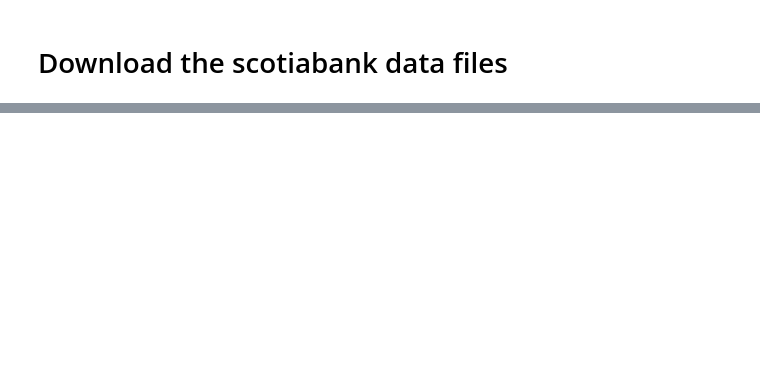
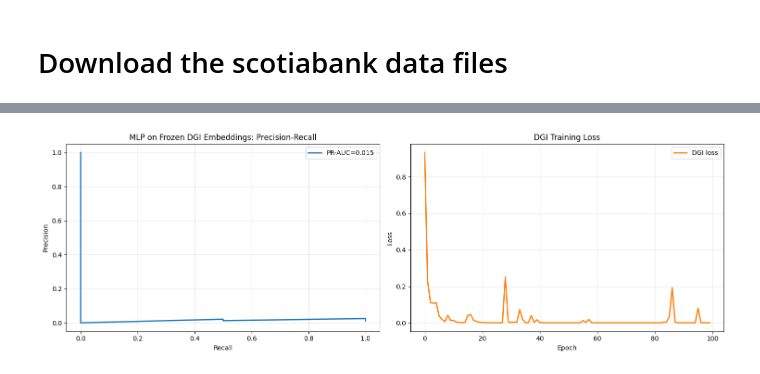
Before and after one commit to freq1062/imi-bigdata-2026, a Jupyter notebook: training.ipynb, the cells around one changed output, grey strips where cells are left out. Saved outputs shown, nothing was run; the diff lists cells and outputs as text; code cells hidden in the pictures; blank space fills up the shorter version.

```diff
--- a/training.ipynb
+++ b/training.ipynb
@@ -2149,0 +2139,95 @@ print("LLM Generated Explanation file ready.")
+# %%
+from sklearn.metrics import (
+    classification_report, confusion_matrix,
+    precision_recall_curve, auc
+)
+import matplotlib.pyplot as plt
+import pandas as pd
+import numpy as np
+
+
+def topk_lift(y_true, y_prob, k_frac=0.05):
+    y_true = np.asarray(y_true).astype(float)
+    y_prob = np.asarray(y_prob).astype(float)
+    n = len(y_true)
+    k = max(1, int(np.ceil(n * k_frac)))
+    top_idx = np.argsort(-y_prob)[:k]
+    base_rate = y_true.mean() if n > 0 else 0.0
+    precision_at_k = y_true[top_idx].mean() if k > 0 else 0.0
+    lift = (precision_at_k / base_rate) if base_rate > 0 else 0.0
+    return int(k), float(precision_at_k), float(base_rate), float(lift)
+
+
+decision_threshold = float(globals().get('best_decision_threshold', 0.5))
+test_eval_mask_np = test_mask.cpu().numpy() & (true_labels_np != -1)
+all_labels = true_labels_np[test_eval_mask_np].astype(int)
+all_probs_test = all_embedding_probs[test_eval_mask_np]
+all_preds = (all_probs_test > decision_threshold).astype(int)
+
+print(f"Test: {len(all_labels):,} ({int(all_labels.sum())} fraud, {int((all_labels == 0).sum())} legit)")
+print(f"Decision threshold used: {decision_threshold:.3f}\n")
+print(classification_report(all_labels, all_preds, labels=[0, 1], target_names=['Legit', 'Fraud'], digits=4, zero_division=0))
+
+cm = confusion_matrix(all_labels, all_preds, labels=[0, 1])
+print(f"Confusion Matrix:\n  TN={cm[0,0]}  FP={cm[0,1]}\n  FN={cm[1,0]}  TP={cm[1,1]}")
+
+if int((all_labels == 1).sum()) > 0:
+    prec_v, rec_v, _ = precision_recall_curve(all_labels, all_probs_test)
+    pr_auc = auc(rec_v, prec_v)
+else:
+    prec_v = np.array([0.0, 0.0])
+    rec_v = np.array([1.0, 0.0])
+    pr_auc = 0.0
+
+fraud_recall = cm[1,1] / max(cm[1,1] + cm[1,0], 1)
+fraud_precision = cm[1,1] / max(cm[1,1] + cm[0,1], 1)
+fraud_f1 = 2 * fraud_recall * fraud_precision / max(fraud_recall + fraud_precision, 1e-8)
+
+print(f"\nPR-AUC={pr_auc:.4f}")
+print(f"Fraud Recall={fraud_recall:.4f}  Fraud Precision={fraud_precision:.4f}  F1={fraud_f1:.4f}")
+
+print(f"\n{'Threshold':<12} {'Precision':<12} {'Recall':<12} {'F1':<10} {'TP'}")
+print('-' * 55)
+for thr in [0.2, 0.3, 0.4, 0.5, 0.6]:
+    pt = (all_probs_test > thr).astype(int)
+    tp = ((pt == 1) & (all_labels == 1)).sum()
+    fp_ = ((pt == 1) & (all_labels == 0)).sum()
+    fn_ = ((pt == 0) & (all_labels == 1)).sum()
+    pr_ = tp / (tp + fp_) if (tp + fp_) > 0 else 0
+    rc_ = tp / (tp + fn_) if (tp + fn_) > 0 else 0
+    f1_ = 2 * pr_ * rc_ / (pr_ + rc_) if (pr_ + rc_) > 0 else 0
+    mark = ' <== selected' if abs(thr - decision_threshold) < 1e-6 else ''
+    print(f"{thr:<12.2f} {pr_:<12.4f} {rc_:<12.4f} {f1_:<10.4f} {tp}{mark}")
+
+print("\nTop-K Lift (vs base fraud rate):")
+print(f"{'K%':<8} {'Top-K N':<10} {'Precision@K':<14} {'Base Rate':<12} {'Lift':<10}")
+print('-' * 60)
+for kf in [0.01, 0.02, 0.05, 0.10]:
+    k_n, p_at_k, base_rate, lift = topk_lift(all_labels, all_probs_test, k_frac=kf)
+    print(f"{int(kf * 100):<8} {k_n:<10} {p_at_k:<14.4f} {base_rate:<12.4f} {lift:<10.3f}")
+
+fig, axes = plt.subplots(1, 2, figsize=(15, 5))
+
+axes[0].plot(rec_v, prec_v, lw=2, label=f'PR-AUC={pr_auc:.3f}')
+axes[0].set(title='MLP on Frozen DGI Embeddings: Precision-Recall', xlabel='Recall', ylabel='Precision')
+axes[0].legend()
+axes[0].grid(alpha=0.3)
+
+history_df = pd.DataFrame(dgi_history)
+axes[1].plot(history_df['epoch'], history_df['loss'], lw=2, color='tab:orange', label='DGI loss')
+axes[1].set(title='DGI Training Loss', xlabel='Epoch', ylabel='Loss')
+axes[1].legend()
+axes[1].grid(alpha=0.3)
+
+plt.tight_layout()
+plt.savefig('model_evaluation_sage.png', dpi=150, bbox_inches='tight')
+print("\n✓ Plots saved to model_evaluation_sage.png")
+plt.show()
+
+print('\nTop predicted fraud customers on the test split:')
+test_rank_df = component_df.loc[test_eval_mask_np, ['customer_id', 'component', 'gmm_max_prob', 'customer_ae_risk']].copy()
+test_rank_df['mlp_fraud_prob'] = all_probs_test
+test_rank_df['true_label'] = all_labels
+test_rank_df['dgi_anomaly_score'] = dgi_anomaly_score.numpy()[test_eval_mask_np]
+print(test_rank_df.sort_values('mlp_fraud_prob', ascending=False).head(15).to_string(index=False))
+# %% [output]
@@ -2149,0 +2251 @@ print("LLM Generated Explanation file ready.")
+[figure, added]
```
Also changed, not shown: parts of 63 cells of this notebook, 52 other files.
